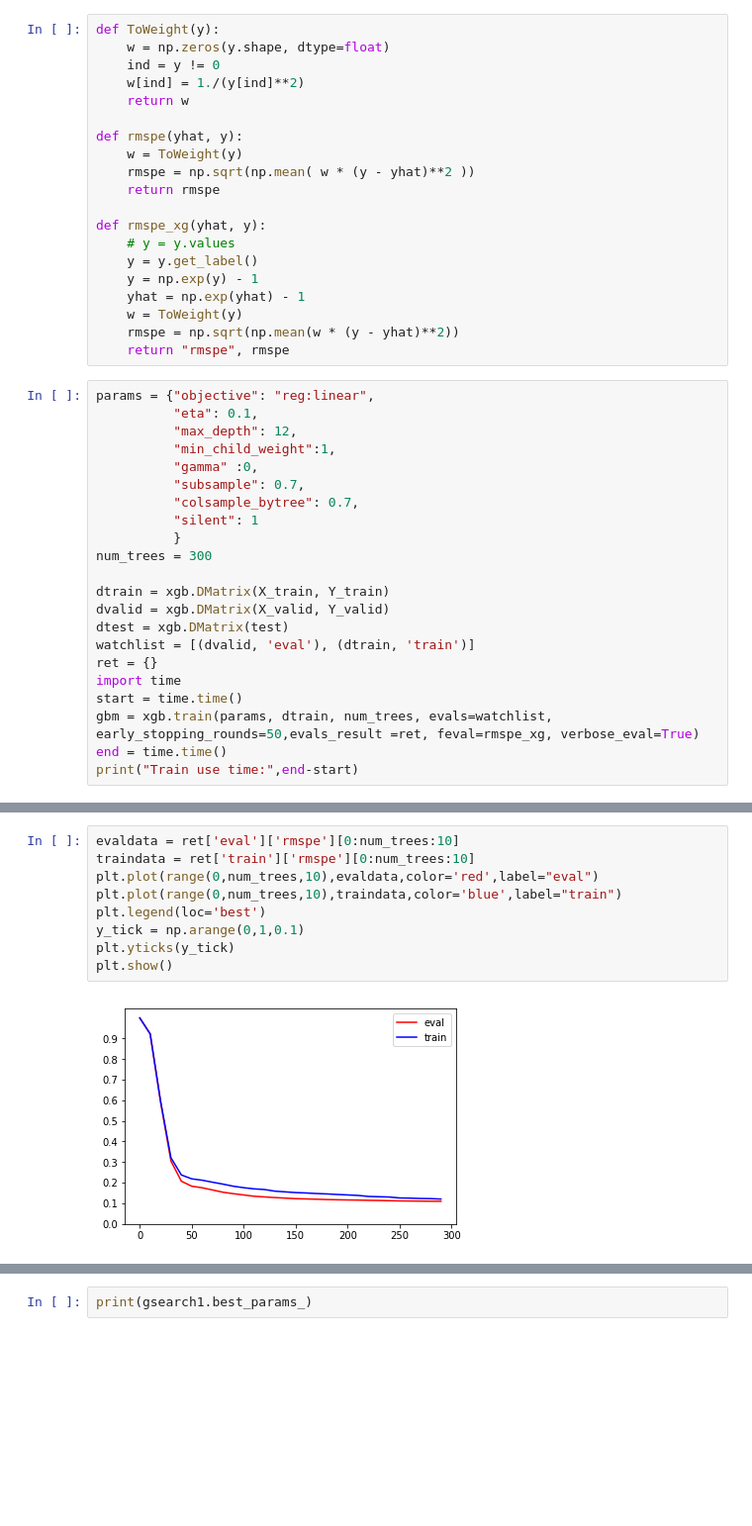
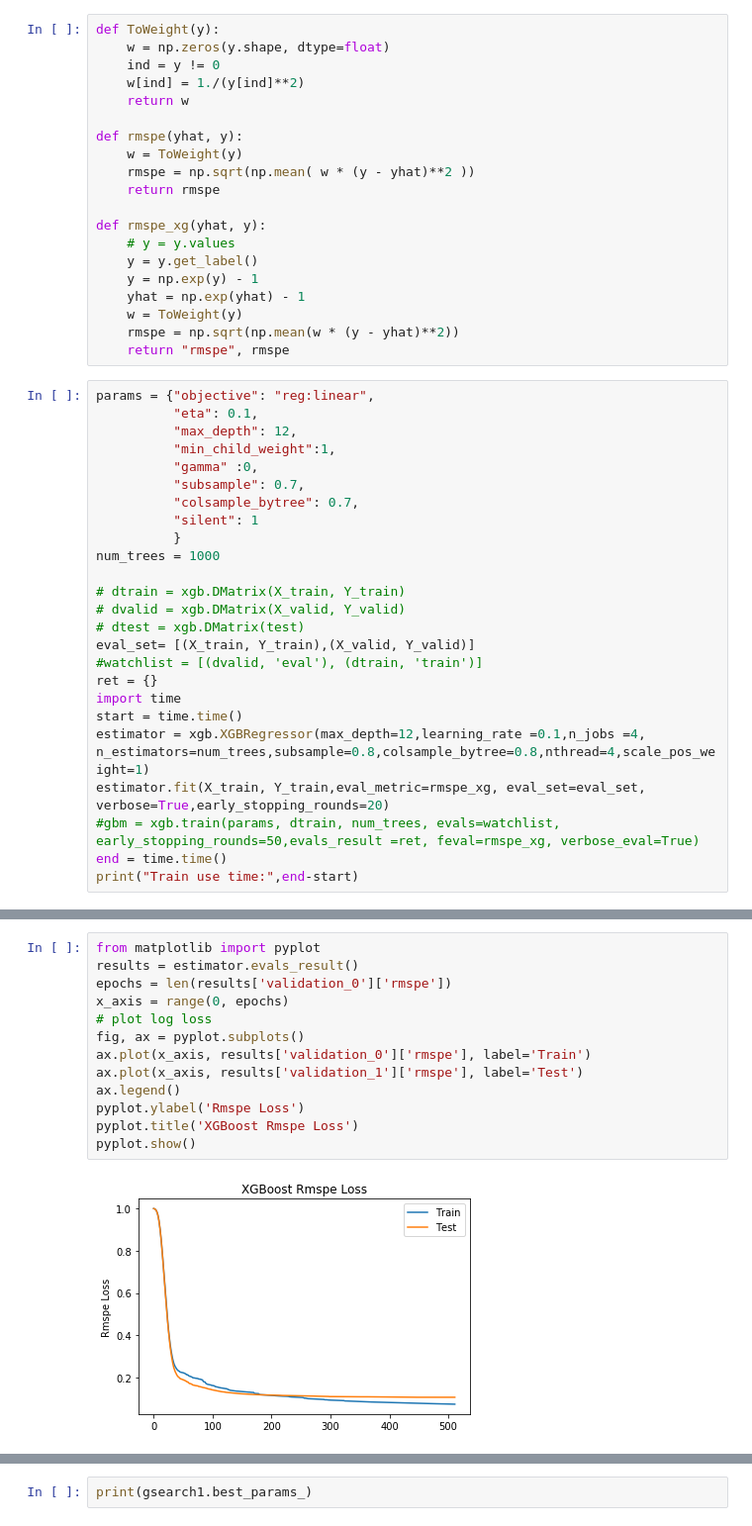
Before and after one commit to yiikai/rosman_predict, a Jupyter notebook: RosMan.ipynb, the cells around one changed output, grey strips where cells are left out. Shown: that part at 99% size. Cells and saved outputs as stored; diff of their text form; blank space fills up the shorter version.

Commit message:
early stop overfit checking

```diff
--- a/RosMan.ipynb
+++ b/RosMan.ipynb
@@ -199,16 +199,19 @@ params = {"objective": "reg:linear",
           "colsample_bytree": 0.7,
           "silent": 1
           }
-num_trees = 300
+num_trees = 1000
 
-dtrain = xgb.DMatrix(X_train, Y_train)
-dvalid = xgb.DMatrix(X_valid, Y_valid)
-dtest = xgb.DMatrix(test)
-watchlist = [(dvalid, 'eval'), (dtrain, 'train')]
+# dtrain = xgb.DMatrix(X_train, Y_train)
+# dvalid = xgb.DMatrix(X_valid, Y_valid)
+# dtest = xgb.DMatrix(test)
+eval_set= [(X_train, Y_train),(X_valid, Y_valid)]
+#watchlist = [(dvalid, 'eval'), (dtrain, 'train')]
 ret = {}
 import time
 start = time.time()
-gbm = xgb.train(params, dtrain, num_trees, evals=watchlist, early_stopping_rounds=50,evals_result =ret, feval=rmspe_xg, verbose_eval=True)
+estimator = xgb.XGBRegressor(max_depth=12,learning_rate =0.1,n_jobs =4, n_estimators=num_trees,subsample=0.8,colsample_bytree=0.8,nthread=4,scale_pos_weight=1)
+estimator.fit(X_train, Y_train,eval_metric=rmspe_xg, eval_set=eval_set, verbose=True,early_stopping_rounds=20)
+#gbm = xgb.train(params, dtrain, num_trees, evals=watchlist, early_stopping_rounds=50,evals_result =ret, feval=rmspe_xg, verbose_eval=True)
 end = time.time()
 print("Train use time:",end-start)
 # %% [output]
@@ -232,14 +235,18 @@ Train use time: 353.2428710460663
-# %%
-evaldata = ret['eval']['rmspe'][0:num_trees:10]
-traindata = ret['train']['rmspe'][0:num_trees:10]
-plt.plot(range(0,num_trees,10),evaldata,color='red',label="eval")
-plt.plot(range(0,num_trees,10),traindata,color='blue',label="train")
-plt.legend(loc='best')
-y_tick = np.arange(0,1,0.1)
-plt.yticks(y_tick)
-plt.show()
-# %% [output]
-[figure, removed]
+# %%
+from matplotlib import pyplot
+results = estimator.evals_result()
+epochs = len(results['validation_0']['rmspe'])
+x_axis = range(0, epochs)
+# plot log loss
+fig, ax = pyplot.subplots()
+ax.plot(x_axis, results['validation_0']['rmspe'], label='Train')
+ax.plot(x_axis, results['validation_1']['rmspe'], label='Test')
+ax.legend()
+pyplot.ylabel('Rmspe Loss')
+pyplot.title('XGBoost Rmspe Loss')
+pyplot.show()
+# %% [output]
+[figure, added]
 # %%
 from sklearn.model_selection import GridSearchCV
 from sklearn.metrics import mean_squared_error
```
Also changed, not shown: parts of 2 cells of this notebook.
